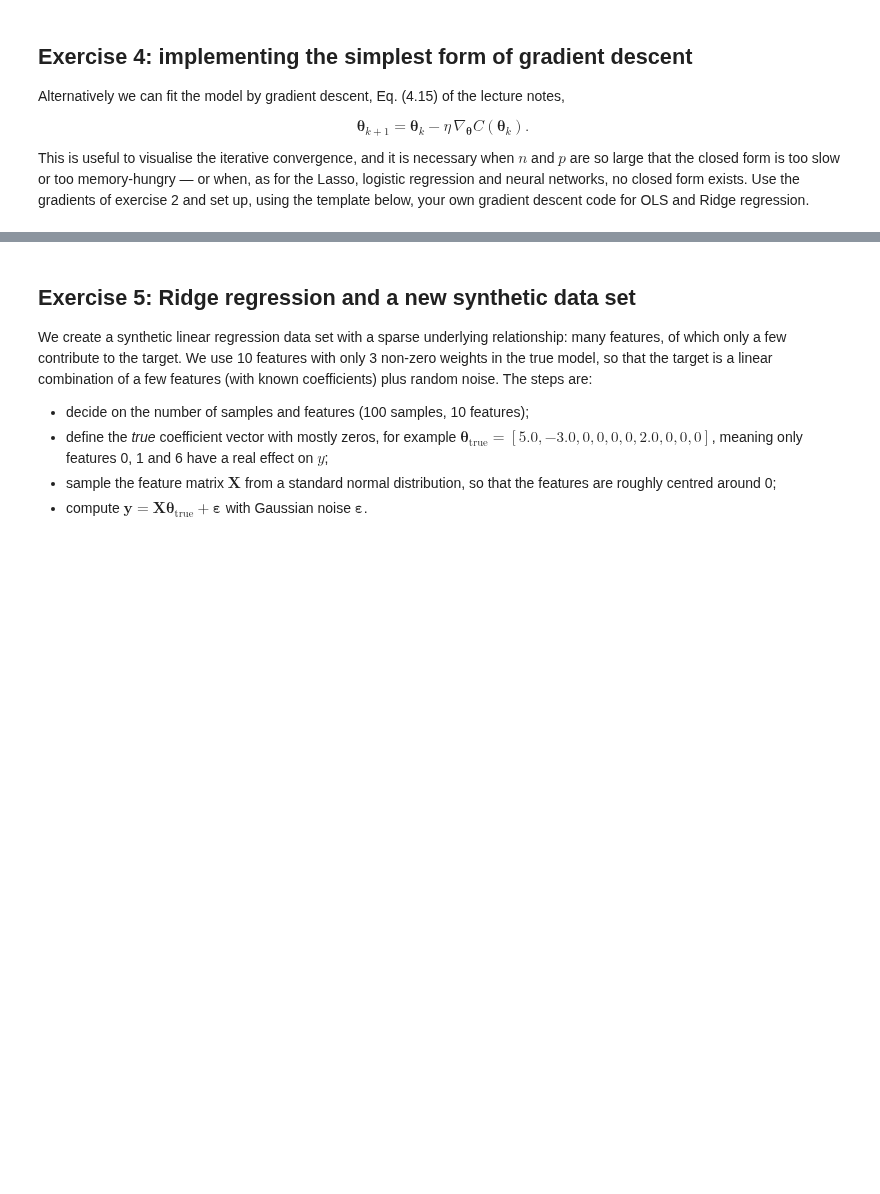
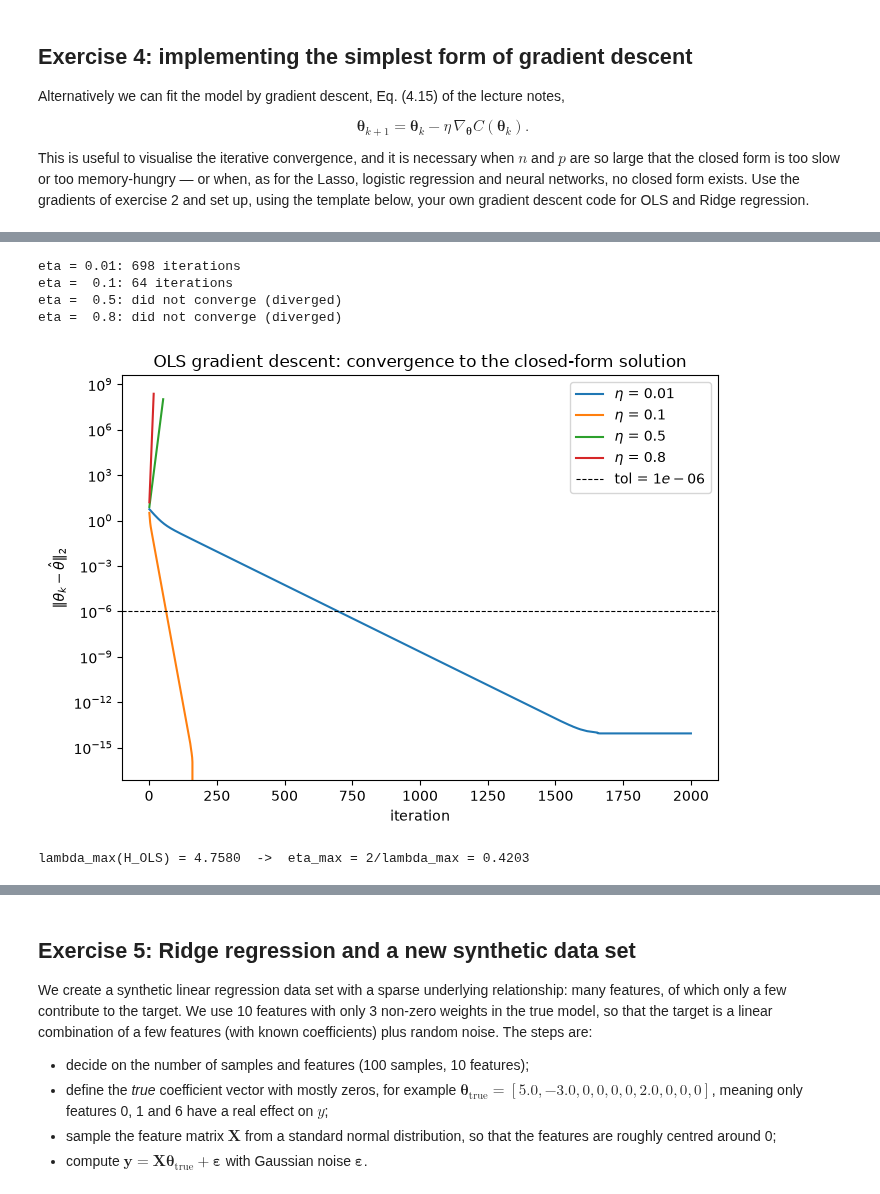
Before and after one commit to SigurdRiseth/FYS-STK4155-exercises, a Jupyter notebook: solutions/week37/exercisesweek37.ipynb, the cells around one changed output, grey strips where cells are left out. Saved outputs shown, nothing was run; the diff lists cells and outputs as text; code cells hidden in the pictures; blank space fills up the shorter version.

Commit message:
Solve 4d

```diff
--- a/solutions/week37/exercisesweek37.ipynb
+++ b/solutions/week37/exercisesweek37.ipynb
@@ -357,0 +390,54 @@ SyntaxError: invalid syntax (1108183527.py, line 14)
+# %%
+# 4a) Gradient descent for OLS: effect of the learning rate eta
+
+# Closed-form OLS solution on the same (training) data the gradient descent
+# below is run on, so that the two are directly comparable, cf. exercise 3.
+theta_hat_OLS = np.linalg.solve(X_train.T @ X_train, X_train.T @ y_train)
+
+etas = [0.01, 0.1, 0.5, 0.8]
+num_iters = 2000
+tol = 1e-6
+
+histories = {}
+iters_needed = {}
+
+for eta in etas:
+    theta = np.zeros(n_features)
+    dist_history = []
+    n_reached = None
+    for t in range(1, num_iters + 1):
+        grad_OLS = 2 / n_train * X_train.T @ (X_train @ theta - y_train)
+        theta = theta - eta * grad_OLS
+        dist = np.linalg.norm(theta - theta_hat_OLS)
+        dist_history.append(dist)
+        if n_reached is None and dist < tol:
+            n_reached = t
+        if not np.isfinite(dist) or dist > 1e8:
+            break  # diverged, no point in continuing
+    histories[eta] = dist_history
+    iters_needed[eta] = n_reached
+    status = f"{n_reached} iterations" if n_reached is not None else "did not converge (diverged)"
+    print(f"eta = {eta:>4}: {status}")
+
+plt.figure(figsize=(7, 5))
+for eta, dist_history in histories.items():
+    plt.semilogy(range(1, len(dist_history) + 1), dist_history, label=fr"$\eta$ = {eta}")
+plt.axhline(tol, color="k", linestyle="--", linewidth=0.8, label=fr"tol = ${tol:.0e}$")
+plt.xlabel("iteration")
+plt.ylabel(r"$\|\theta_k - \hat\theta\|_2$")
+plt.title("OLS gradient descent: convergence to the closed-form solution")
+plt.legend()
+plt.tight_layout()
+plt.show()
+
+# Largest eigenvalue of the OLS Hessian on the training data (used in exercise 4c)
+H_OLS = 2 / n_train * X_train.T @ X_train
+eigs_OLS = np.linalg.eigvalsh(H_OLS)
+print(f"lambda_max(H_OLS) = {eigs_OLS[-1]:.4f}  ->  eta_max = 2/lambda_max = {2 / eigs_OLS[-1]:.4f}")
+# %% [output]
+eta = 0.01: 698 iterations
+eta =  0.1: 64 iterations
+eta =  0.5: did not converge (diverged)
+eta =  0.8: did not converge (diverged)
+[figure, added]
+lambda_max(H_OLS) = 4.7580  ->  eta_max = 2/lambda_max = 0.4203
```
Also changed, not shown: parts of 11 cells of this notebook, 2 other files.
